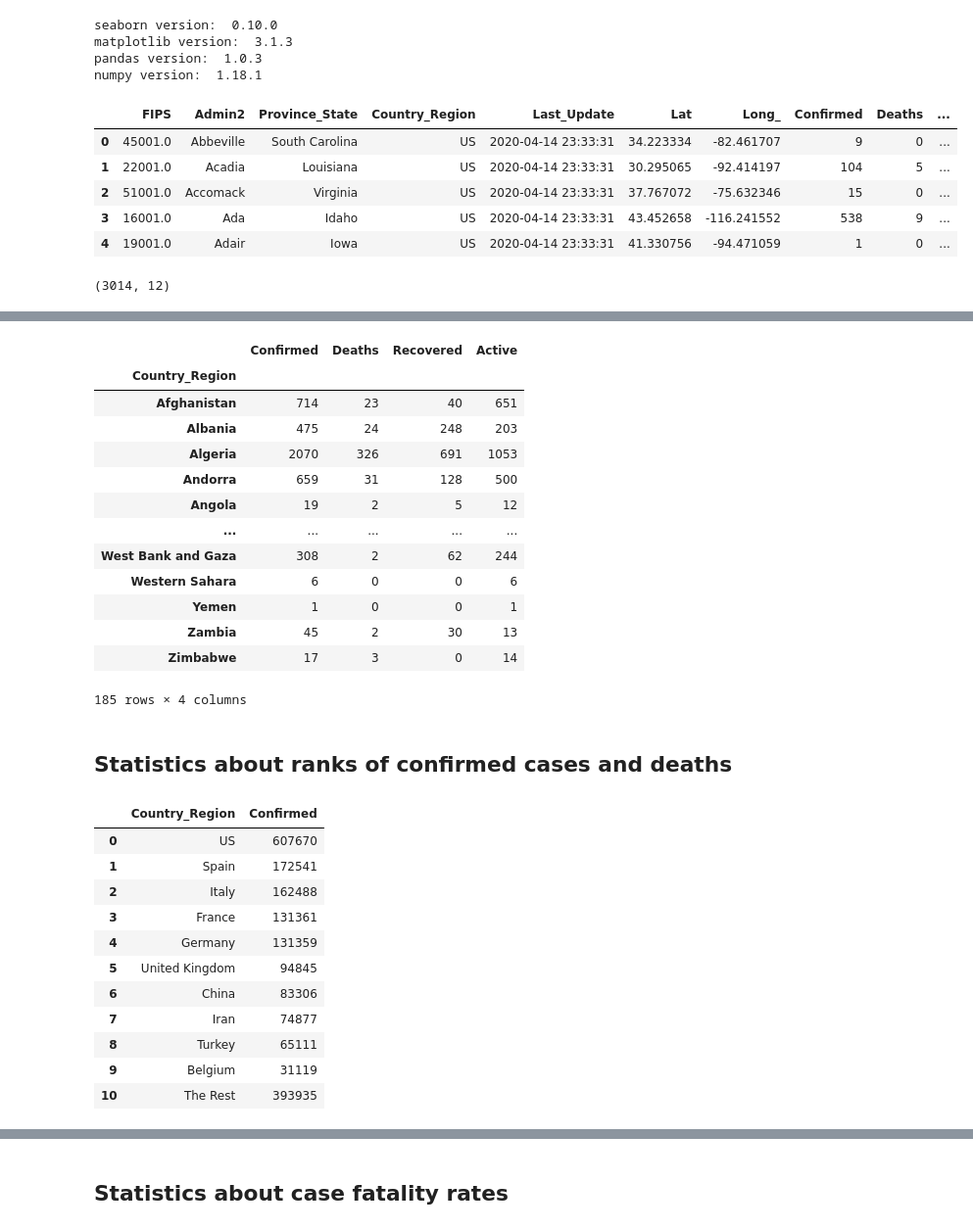
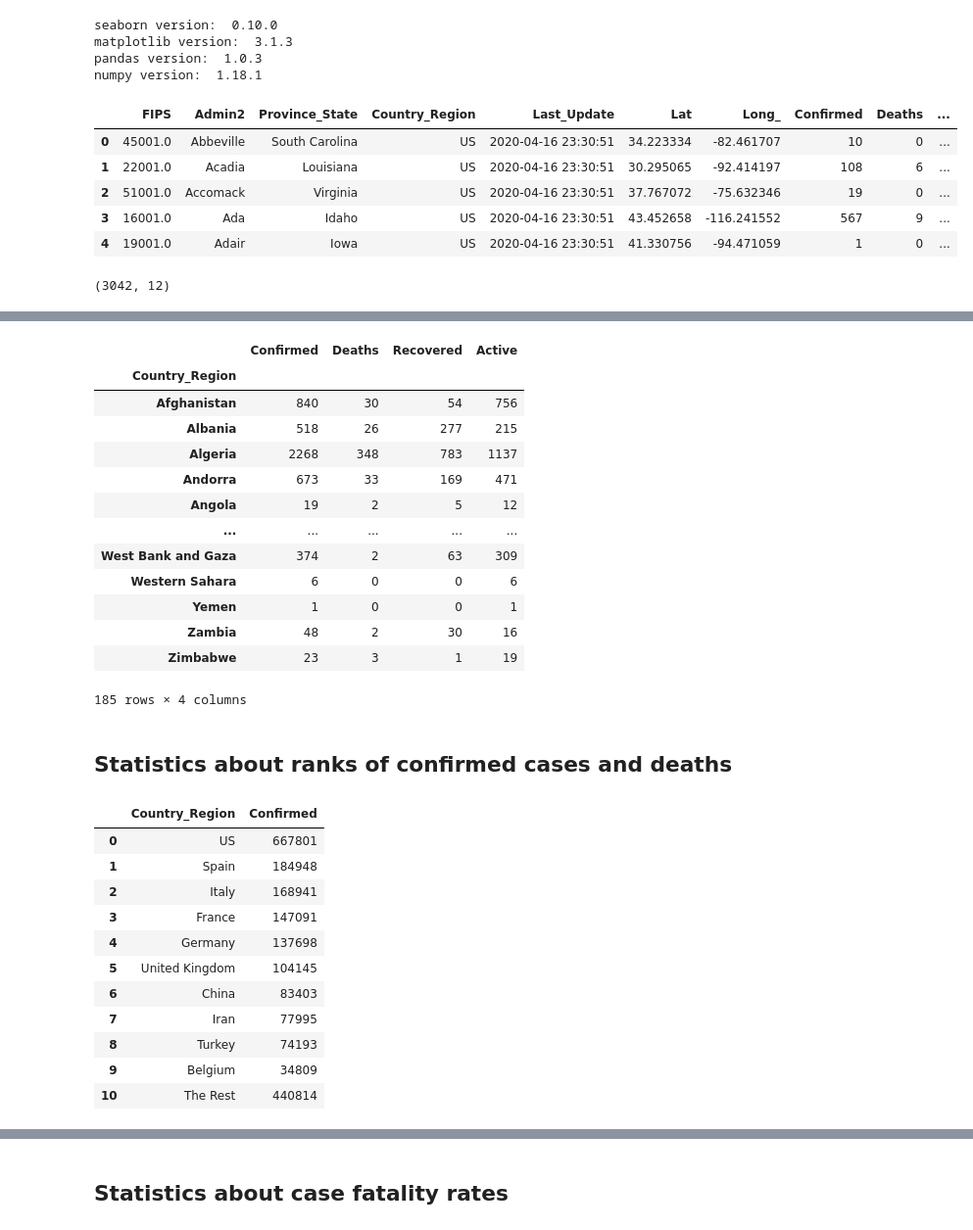
Before and after one commit to nnworkspace/covid19-insight, a Jupyter notebook: covid19-insight.ipynb, the cells around one changed output, grey strips where cells are left out. Shown at 98% size. Drawn from its saved outputs; the diff is of its cells as text; code cells hidden in the pictures.

```diff
--- a/covid19-insight.ipynb
+++ b/covid19-insight.ipynb
@@ -19,22 +19,22 @@ matplotlib version:  3.1.3
 pandas version:  1.0.3
 numpy version:  1.18.1
 # %%
-dateStr = '2020-04-15'
+dateStr = '2020-04-16'
 
 covid_daily_df = pd.read_csv("data/{}.csv".format(dateStr))
 
 covid_daily_df.head()
 # %% [output]
 |  | FIPS | Admin2 | Province_State | Country_Region | Last_Update | Lat | Long_ | Confirmed | Deaths | ... |
-| 0 | 45001.0 | Abbeville | South Carolina | US | 2020-04-14 23:33:31 | 34.223334 | -82.461707 | 9 | 0 | ... |
-| 1 | 22001.0 | Acadia | Louisiana | US | 2020-04-14 23:33:31 | 30.295065 | -92.414197 | 104 | 5 | ... |
-| 2 | 51001.0 | Accomack | Virginia | US | 2020-04-14 23:33:31 | 37.767072 | -75.632346 | 15 | 0 | ... |
-| 3 | 16001.0 | Ada | Idaho | US | 2020-04-14 23:33:31 | 43.452658 | -116.241552 | 538 | 9 | ... |
-| 4 | 19001.0 | Adair | Iowa | US | 2020-04-14 23:33:31 | 41.330756 | -94.471059 | 1 | 0 | ... |
+| 0 | 45001.0 | Abbeville | South Carolina | US | 2020-04-16 23:30:51 | 34.223334 | -82.461707 | 10 | 0 | ... |
+| 1 | 22001.0 | Acadia | Louisiana | US | 2020-04-16 23:30:51 | 30.295065 | -92.414197 | 108 | 6 | ... |
+| 2 | 51001.0 | Accomack | Virginia | US | 2020-04-16 23:30:51 | 37.767072 | -75.632346 | 19 | 0 | ... |
+| 3 | 16001.0 | Ada | Idaho | US | 2020-04-16 23:30:51 | 43.452658 | -116.241552 | 567 | 9 | ... |
+| 4 | 19001.0 | Adair | Iowa | US | 2020-04-16 23:30:51 | 41.330756 | -94.471059 | 1 | 0 | ... |
 # %%
 covid_daily_df.shape
 # %% [output]
-(3014, 12)
+(3042, 12)
 # %%
 # show all unique Country_Region codes
 
@@ -69,17 +69,17 @@ df_country_cases
 # %% [output]
 |  | Confirmed | Deaths | Recovered | Active |
 | Country_Region |  |  |  |  |
-| Afghanistan | 714 | 23 | 40 | 651 |
-| Albania | 475 | 24 | 248 | 203 |
-| Algeria | 2070 | 326 | 691 | 1053 |
-| Andorra | 659 | 31 | 128 | 500 |
+| Afghanistan | 840 | 30 | 54 | 756 |
+| Albania | 518 | 26 | 277 | 215 |
+| Algeria | 2268 | 348 | 783 | 1137 |
+| Andorra | 673 | 33 | 169 | 471 |
 | Angola | 19 | 2 | 5 | 12 |
 | ... | ... | ... | ... | ... |
-| West Bank and Gaza | 308 | 2 | 62 | 244 |
+| West Bank and Gaza | 374 | 2 | 63 | 309 |
 | Western Sahara | 6 | 0 | 0 | 6 |
 | Yemen | 1 | 0 | 0 | 1 |
-| Zambia | 45 | 2 | 30 | 13 |
-| Zimbabwe | 17 | 3 | 0 | 14 |
+| Zambia | 48 | 2 | 30 | 16 |
+| Zimbabwe | 23 | 3 | 1 | 19 |
 185 rows × 4 columns
 # %% [markdown]
 ## Statistics about ranks of confirmed cases and deaths
@@ -94,17 +94,17 @@ df_pie_1 = df_confirmed_main.append({
 df_pie_1
 # %% [output]
 |  | Country_Region | Confirmed |
-| 0 | US | 607670 |
-| 1 | Spain | 172541 |
-| 2 | Italy | 162488 |
-| 3 | France | 131361 |
-| 4 | Germany | 131359 |
-| 5 | United Kingdom | 94845 |
-| 6 | China | 83306 |
-| 7 | Iran | 74877 |
-| 8 | Turkey | 65111 |
-| 9 | Belgium | 31119 |
-| 10 | The Rest | 393935 |
+| 0 | US | 667801 |
+| 1 | Spain | 184948 |
+| 2 | Italy | 168941 |
+| 3 | France | 147091 |
+| 4 | Germany | 137698 |
+| 5 | United Kingdom | 104145 |
+| 6 | China | 83403 |
+| 7 | Iran | 77995 |
+| 8 | Turkey | 74193 |
+| 9 | Belgium | 34809 |
+| 10 | The Rest | 440814 |
 # %%
 # sort the dataframe by deaths, descending
 _deaths = df_country_cases.sort_values(by = 'Deaths', ascending = False).reset_index()
```
Also changed, not shown: parts of 19 cells of this notebook, 10 other files.
